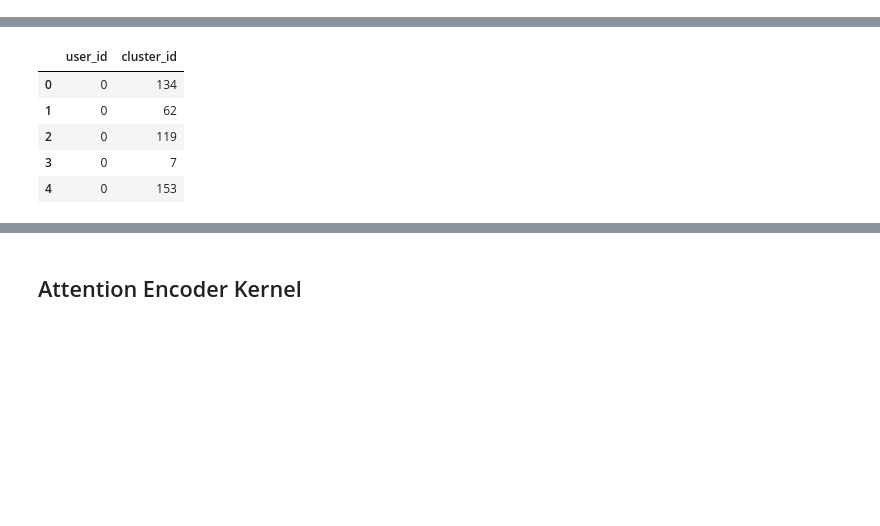
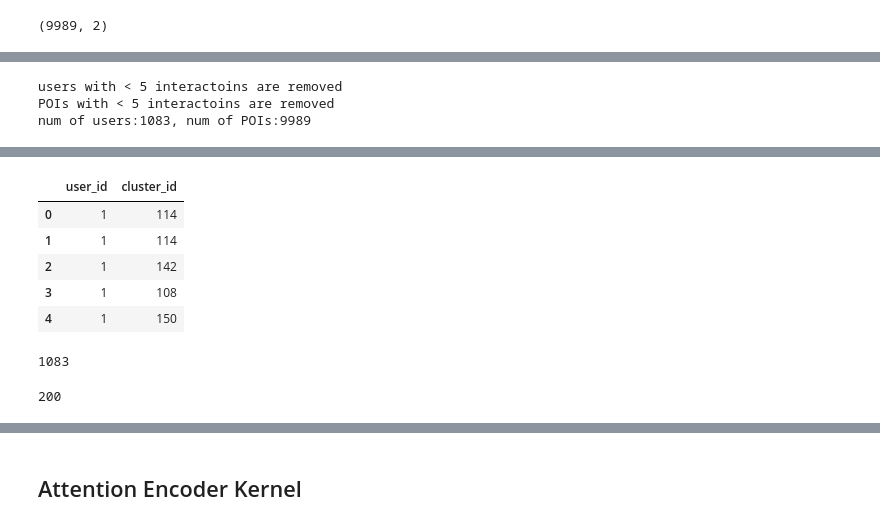
Before and after one commit to SebastienW71/Rec_sys_lab, a Jupyter notebook: paper1_experiment/preTrain/cluster_pretrain.ipynb, the cells around one changed output, grey strips where cells are left out. Drawn from its saved outputs; the diff is of its cells as text; code cells hidden in the pictures; blank space fills up the shorter version.

```diff
--- a/paper1_experiment/preTrain/cluster_pretrain.ipynb
+++ b/paper1_experiment/preTrain/cluster_pretrain.ipynb
@@ -28,3 +29,7 @@ df_cluster.head()
+# %%
+df_cluster.shape
+# %% [output]
+(9989, 2)
 # %%
 # load poi sequential data
 dir = 'E:\\Sebnewrepo/Rec_sys_lab/paper1_experiment/'
@@ -38,8 +43,31 @@ df.head()
 | 2 | 1 | 4db44994cda1c57c82583709 | 4bf58dd8d48988d1f1931735 | General Entertainment | 40.739398 | -73.993210 | -240 | Sun Apr 08 18:20:29 +0000 2012 | ... |
 | 3 | 1 | 4a541923f964a52008b31fe3 | 4bf58dd8d48988d14e941735 | American Restaurant | 40.785677 | -73.976498 | -240 | Sun Apr 08 20:02:10 +0000 2012 | ... |
 | 4 | 1 | 40f1d480f964a5205b0a1fe3 | 4bf58dd8d48988d143941735 | Breakfast Spot | 40.719929 | -74.008532 | -240 | Mon Apr 09 16:20:52 +0000 2012 | ... |
+# %%
+# remove infrequent items and users
+from copy import deepcopy
+def rm_infrequent_items(data, min_counts):
+    df = deepcopy(data)
+    counts = df['poi_id'].value_counts()
+    df = df[df['poi_id'].isin(counts[counts >= min_counts].index)]
+    print("POIs with < {} interactoins are removed".format(min_counts))
+    return df
+def rm_infrequent_users(data, min_counts):
+    df = deepcopy(data)
+    counts = df['user_id'].value_counts()
+    df = df[df["user_id"].isin(counts[counts >= min_counts].index)]
+    print("users with < {} interactoins are removed".format(min_counts))
+    return df
+
+filtered_df = rm_infrequent_users(df, 5)
+filtered_df = rm_infrequent_items(filtered_df, 5)
+print('num of users:{}, num of POIs:{}'.format(len(filtered_df['user_id'].unique()), len(filtered_df['poi_id'].unique())))
+# %% [output]
+users with < 5 interactoins are removed
+POIs with < 5 interactoins are removed
+num of users:1083, num of POIs:9989
 # %%
-df = df.merge(df_cluster, how = 'left', on = 'poi_id')
+df = filtered_df.merge(df_cluster, how = 'left', on = 'poi_id')
 df.head()
 # %% [output]
 |  | user_id | poi_id | poi_category_id | poi_category_name | latitude | longitude | time_offset | UTC_time | ... |
@@ -50,15 +78,23 @@ df.head()
 | 4 | 1 | 40f1d480f964a5205b0a1fe3 | 4bf58dd8d48988d143941735 | Breakfast Spot | 40.719929 | -74.008532 | -240 | Mon Apr 09 16:20:52 +0000 2012 | ... |
 # %%
 df_input = pd.DataFrame({
-    'user_id': df['user_id'] - 1,  # user_id offset by 1
-    'cluster_id': df['clusters'],
+    'user_id': df['user_id'],  # user_id offset by 1
+    'cluster_id': df['clusters'] - 1,
     #'implicit': np.ones(179468)
 })
 df_input.head()
 # %% [output]
 |  | user_id | cluster_id |
-| 0 | 0 | 134 |
-| 1 | 0 | 62 |
-| 2 | 0 | 119 |
-| 3 | 0 | 7 |
-| 4 | 0 | 153 |
+| 0 | 1 | 114 |
+| 1 | 1 | 114 |
+| 2 | 1 | 142 |
+| 3 | 1 | 108 |
+| 4 | 1 | 150 |
+# %%
+df_input['user_id'].nunique()
+# %% [output]
+1083
+# %%
+df_input['cluster_id'].nunique()
+# %% [output]
+200
```
Also changed, not shown: parts of 20 cells of this notebook, 18 other files.
